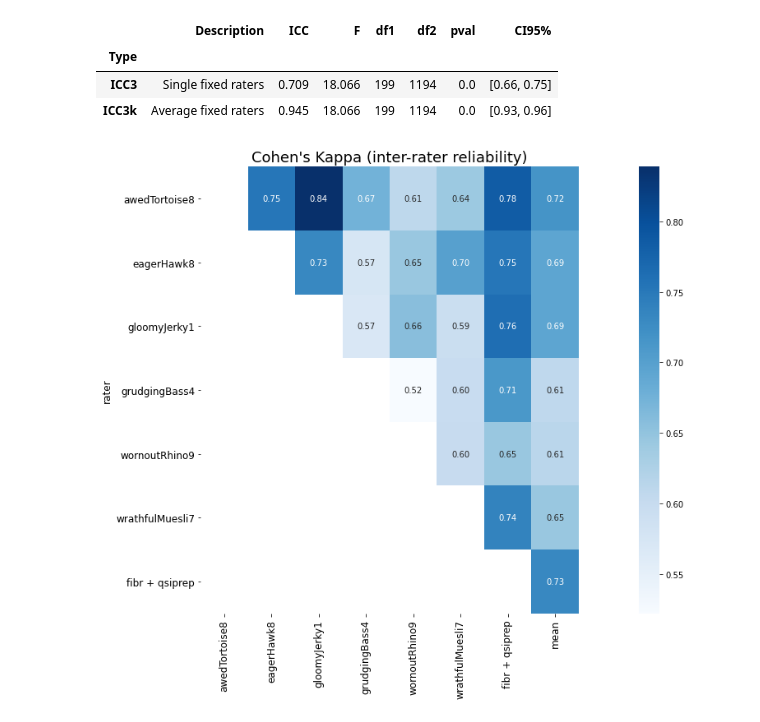
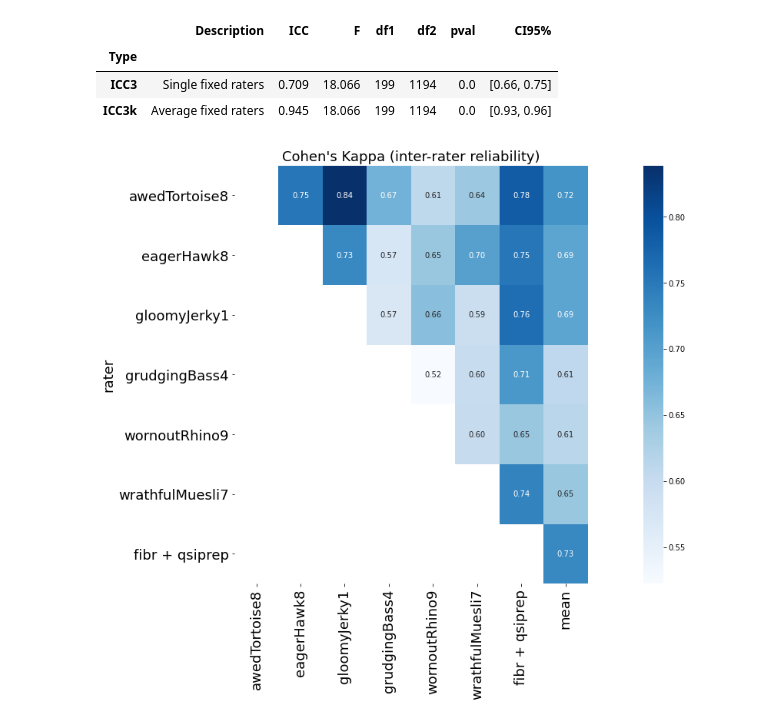
Before and after one commit to richford/hbn-pod2-qc, a Jupyter notebook: notebooks/combine_expert_qc.ipynb, the cells around one changed output. Saved outputs shown, nothing was run; the diff lists cells and outputs as text; code cells hidden in the pictures.

```diff
--- a/notebooks/combine_expert_qc.ipynb
+++ b/notebooks/combine_expert_qc.ipynb
@@ -275,35 +277,35 @@ icc_with_fibr
 grid_kws = {"width_ratios": (.9, .05), "wspace": .3}
 fig, (ax, cbar_ax) = plt.subplots(1, 2, gridspec_kw=grid_kws, figsize=(10,10))
 
 vmin = df_kappa.to_numpy().min()
 vmax = df_kappa.to_numpy().max()
 
 ax = sns.heatmap(
     df_kappa,
 #     vmin=vmin, vmax=vmax, center=0.5,
     cmap=sns.color_palette("Blues", as_cmap=True),
     ax=ax,
     cbar_ax=cbar_ax,
 #     square=False,
     annot=True, fmt='.2f',
     mask=np.tril(np.ones_like(df_kappa.to_numpy()))
 )
 
 _ = ax.set_yticklabels(
     ax.get_yticklabels(),
     rotation=0,
-    fontsize=12
+    fontsize=18
 )
 
 _ = ax.set_xticklabels(
     ax.get_xticklabels(),
-    fontsize=12
+    fontsize=18
 )
 
-_ = ax.set_ylabel("rater", fontsize=12)
+_ = ax.set_ylabel("rater", fontsize=18)
 
 ax.set_title("Cohen's Kappa (inter-rater reliability)", fontsize=18)
 
-fig.savefig("/Users/richford/Desktop/hbn-pod2-qc-kappa.pdf", bbox_inches="tight")
+fig.savefig("../expert-ratings/expert-raters-cohens-kappa.png", bbox_inches="tight")
 # %% [output]
-[figure, old version]
+[figure, new version]
```
Also changed, not shown: parts of 3 cells of this notebook, 32 other files.
